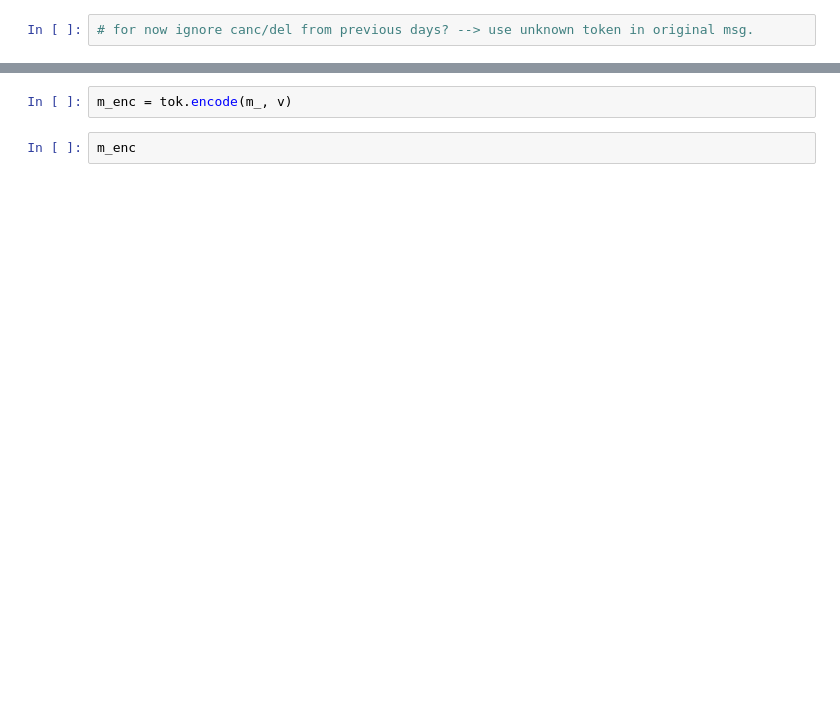
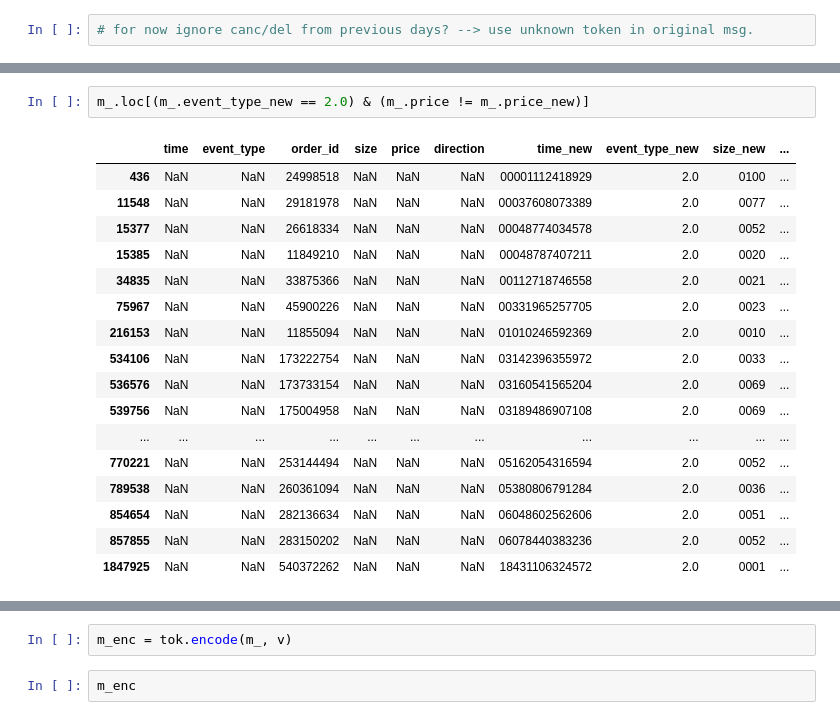
Before and after one commit to saschafrey/LOBS5_Prediction, a Jupyter notebook: lob/lobster_preproc.ipynb, the cells around one changed output, grey strips where cells are left out. Saved outputs shown, nothing was run; the diff lists cells and outputs as text; blank space fills up the shorter version.

```diff
--- a/lob/lobster_preproc.ipynb
+++ b/lob/lobster_preproc.ipynb
@@ -482,0 +666,20 @@ m_
+# %%
+m_.loc[(m_.event_type_new == 2.0) & (m_.price != m_.price_new)]
+# %% [output]
+|  | time | event_type | order_id | size | price | direction | time_new | event_type_new | size_new | ... |
+| 436 | NaN | NaN | 24998518 | NaN | NaN | NaN | 00001112418929 | 2.0 | 0100 | ... |
+| 11548 | NaN | NaN | 29181978 | NaN | NaN | NaN | 00037608073389 | 2.0 | 0077 | ... |
+| 15377 | NaN | NaN | 26618334 | NaN | NaN | NaN | 00048774034578 | 2.0 | 0052 | ... |
+| 15385 | NaN | NaN | 11849210 | NaN | NaN | NaN | 00048787407211 | 2.0 | 0020 | ... |
+| 34835 | NaN | NaN | 33875366 | NaN | NaN | NaN | 00112718746558 | 2.0 | 0021 | ... |
+| 75967 | NaN | NaN | 45900226 | NaN | NaN | NaN | 00331965257705 | 2.0 | 0023 | ... |
+| 216153 | NaN | NaN | 11855094 | NaN | NaN | NaN | 01010246592369 | 2.0 | 0010 | ... |
+| 534106 | NaN | NaN | 173222754 | NaN | NaN | NaN | 03142396355972 | 2.0 | 0033 | ... |
+| 536576 | NaN | NaN | 173733154 | NaN | NaN | NaN | 03160541565204 | 2.0 | 0069 | ... |
+| 539756 | NaN | NaN | 175004958 | NaN | NaN | NaN | 03189486907108 | 2.0 | 0069 | ... |
+| ... | ... | ... | ... | ... | ... | ... | ... | ... | ... | ... |
+| 770221 | NaN | NaN | 253144494 | NaN | NaN | NaN | 05162054316594 | 2.0 | 0052 | ... |
+| 789538 | NaN | NaN | 260361094 | NaN | NaN | NaN | 05380806791284 | 2.0 | 0036 | ... |
+| 854654 | NaN | NaN | 282136634 | NaN | NaN | NaN | 06048602562606 | 2.0 | 0051 | ... |
+| 857855 | NaN | NaN | 283150202 | NaN | NaN | NaN | 06078440383236 | 2.0 | 0052 | ... |
+| 1847925 | NaN | NaN | 540372262 | NaN | NaN | NaN | 18431106324572 | 2.0 | 0001 | ... |
```
Also changed, not shown: parts of 30 cells of this notebook.
